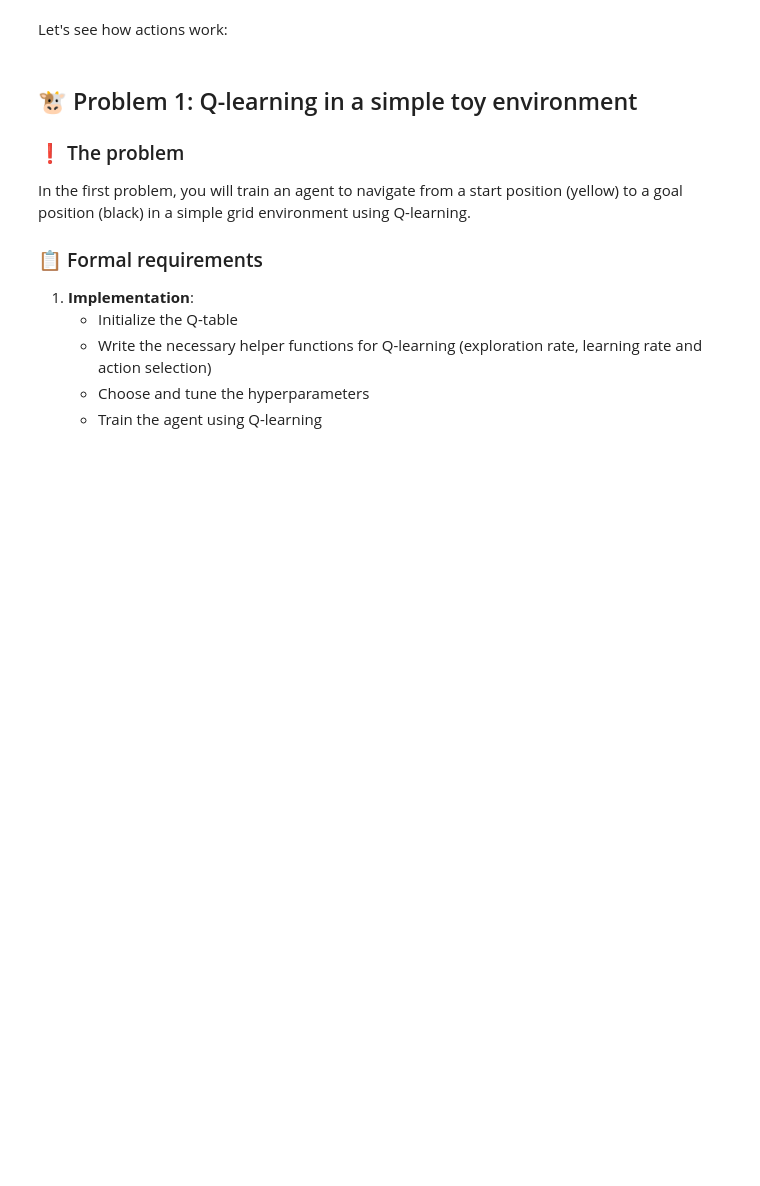
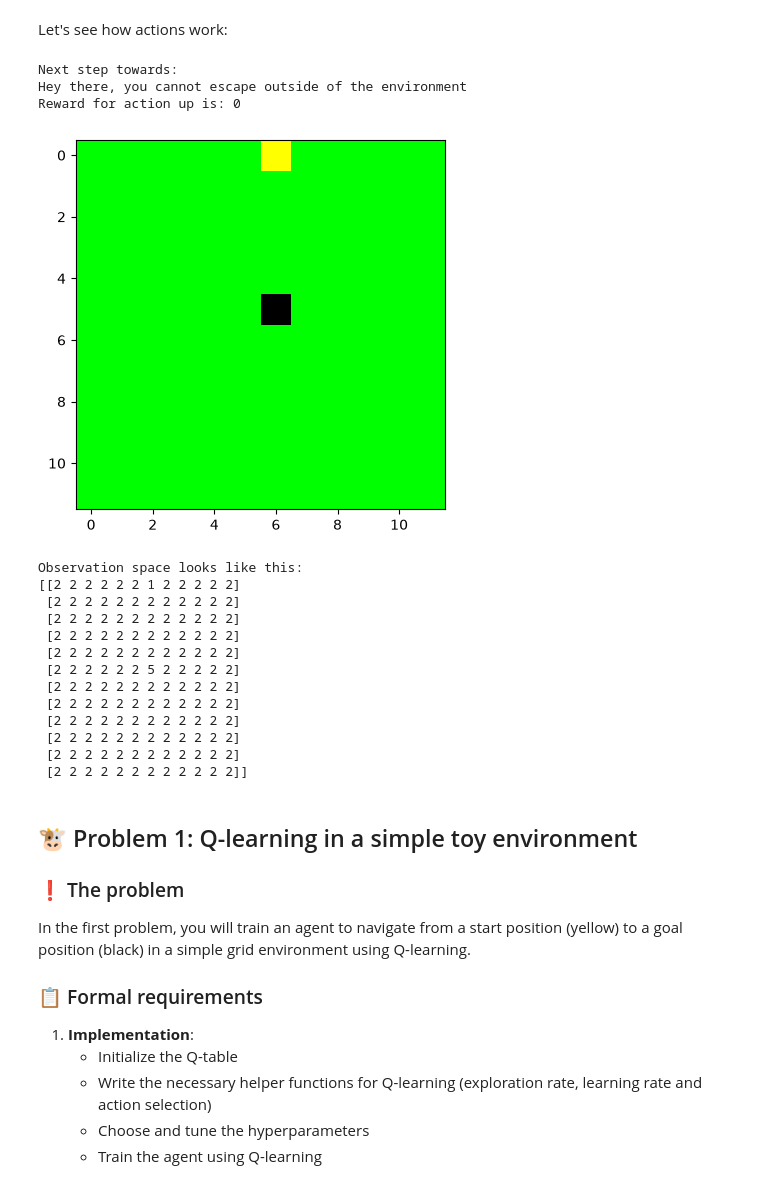
Before and after one commit to ffredz/TDT4172prosjekter, a Jupyter notebook: Project4/Project4_RL.ipynb, the cells around one changed output. Drawn from its saved outputs; the diff is of its cells as text; code cells hidden in the pictures; blank space fills up the shorter version.

```diff
--- a/Project4/Project4_RL.ipynb
+++ b/Project4/Project4_RL.ipynb
@@ -294,14 +298,32 @@ action_dict = {
 # %%
 # select your action here
 # you are encouraged to play further with this
-my_action = 'left'
+my_action = 'up'
 
 # now take a step through the environment by taking this action
 obs, rew, term, info = env.step(action_dict[my_action])
 print(f"Reward for action {my_action} is: {rew}")
 env.render("human")
 
 print(f"Observation space looks like this:\n{obs}")
+# %% [output]
+Next step towards:
+Hey there, you cannot escape outside of the environment
+Reward for action up is: 0
+[figure, added]
+Observation space looks like this:
+[[2 2 2 2 2 2 1 2 2 2 2 2]
+ [2 2 2 2 2 2 2 2 2 2 2 2]
+ [2 2 2 2 2 2 2 2 2 2 2 2]
+ [2 2 2 2 2 2 2 2 2 2 2 2]
+ [2 2 2 2 2 2 2 2 2 2 2 2]
+ [2 2 2 2 2 2 5 2 2 2 2 2]
+ [2 2 2 2 2 2 2 2 2 2 2 2]
+ [2 2 2 2 2 2 2 2 2 2 2 2]
+ [2 2 2 2 2 2 2 2 2 2 2 2]
+ [2 2 2 2 2 2 2 2 2 2 2 2]
+ [2 2 2 2 2 2 2 2 2 2 2 2]
+ [2 2 2 2 2 2 2 2 2 2 2 2]]
 # %% [markdown]
 ## 🐮 Problem 1: Q-learning in a simple toy environment
 ### ❗️ The problem
```
Also changed, not shown: parts of 25 cells of this notebook, 1 other file.
